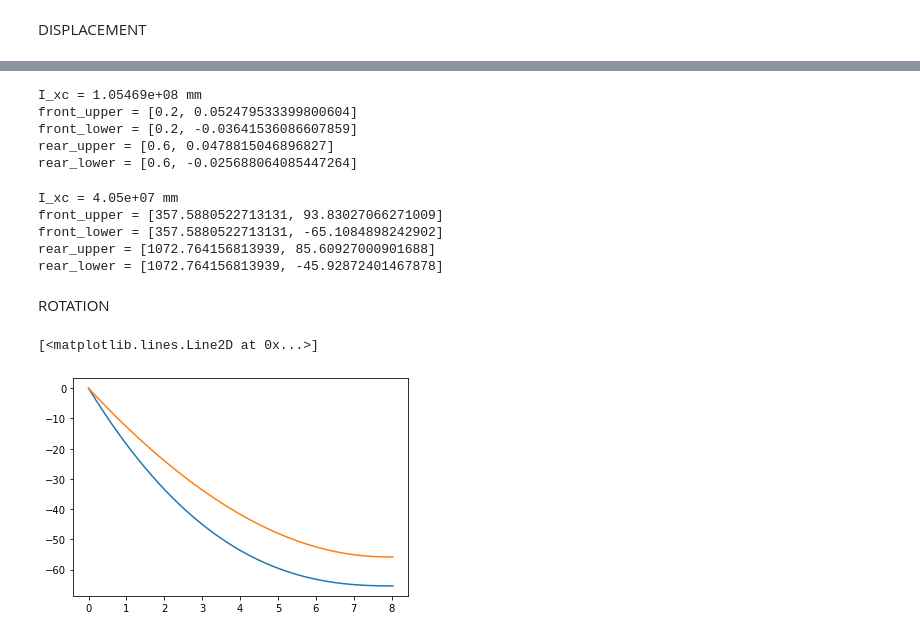
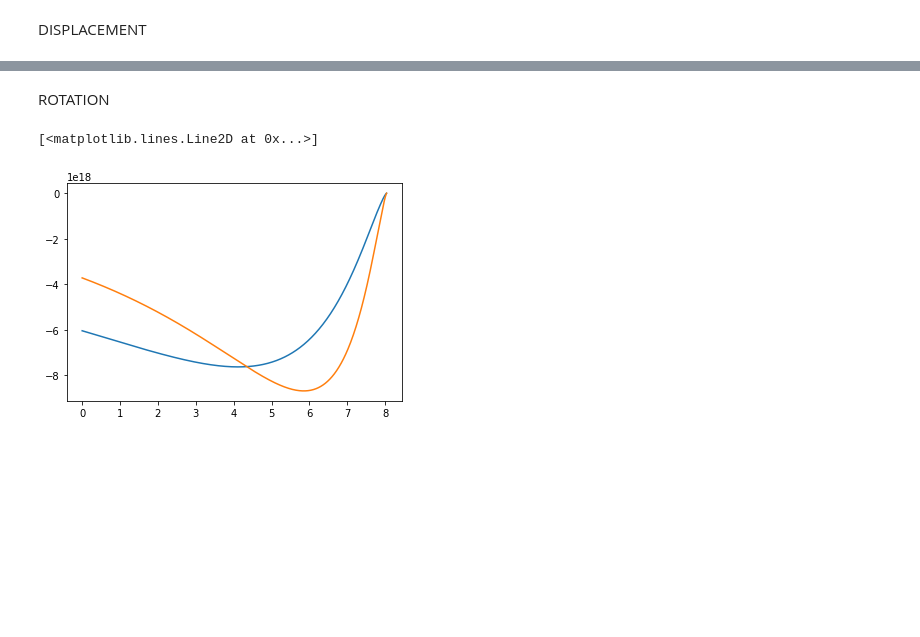
Before and after one commit to LucaDissel/Workpackage4-5, a Jupyter notebook: Main.ipynb, the cells around one changed output, grey strips where cells are left out. Saved outputs shown, nothing was run; the diff lists cells and outputs as text; code cells hidden in the pictures; blank space fills up the shorter version.

```diff
--- a/Main.ipynb
+++ b/Main.ipynb
@@ -163,12 +145,10 @@ class WingBox:
   def J(self, y):
     # Calculate area inside box
     x_distance = self.points["rear_upper"][0] - self.points["front_upper"][0]
-    A = x_distance/2*(self.panels["front_spar"].h + self.panels["front_spar"].h)
-
+    A = x_distance/2*(self.panels["front_spar"].h + self.panels["rear_spar"].h) * chord(y)**2
     integral = 0
     for panel in self.panels.values():
       integral += panel.h * chord(y)/panel.t(y)
-
     return 4 * A**2 / integral
 # %%
 def t(t_start, t_end):
@@ -187,8 +164,10 @@ stringer_u3 = Stringer(50, (0.5, 0.05), 4)
 stringer_l1 = Stringer(50, (0.4, -0.05), 4)
 stringers = [stringer_u1, stringer_u2, stringer_u3, stringer_l1]
 
-wingbox_iteration_1_stringer = WingBox(0.2, t_1, 0.6, t_1, t_1, t_1, stringers=[stringer_u1, stringer_u2, stringer_u3, stringer_l1])
+# wingbox_iteration_1_stringer = WingBox(0.2, t_1, 0.6, t_1, t_1, t_1, stringers=[stringer_u1, stringer_u2, stringer_u3, stringer_l1])
+t_5 = t(5, 5)
 t_3 = t(3, 3)
 t_2 = t(2, 2)
-wingbox_iteration_1 = WingBox(0.2, t_3, 0.6, t_3, t_2, t_2,)
-wingbox_iteration_2 = WingBox(0.2, t(5,1), 0.6, t(5,1), t(3,1), t(3,1))
+t_1 = t(1, 1)
+wingbox_iteration_1 = WingBox(0.2, t_2, 0.6, t_2, t_2, t_2)
+wingbox_iteration_2 = WingBox(0.2, t(2,1), 0.6, t(2,1), t(5,1), t(5,1))
@@ -209,4 +178,4 @@ wingbox_iteration_2.W()
 # %%
-V = V_distribution(CL@'crit', q_crit)
+V = V_distribution(CL_crit, q_crit)
 M = M_distribution(V)
-T = T_distribution(CL@'crit', q_crit)
+T = T_distribution(CL_crit, q_crit)
@@ -263,39 +224,18 @@ plt.gca().set_aspect('equal', adjustable='box')
-# %%
-print(f"I_xc = {wingbox_iteration_1.I_xc(0)*1e12:0.6} mm")
-for key, value in wingbox_iteration_1.points.items():
-    print(f"{key} = {(value).tolist()}")
-# %% [output]
-I_xc = 1.05469e+08 mm
-front_upper = [0.2, 0.052479533399800604]
-front_lower = [0.2, -0.03641536086607859]
-rear_upper = [0.6, 0.0478815046896827]
-rear_lower = [0.6, -0.025688064085447264]
-# %%
-print(f"I_xc = {wingbox_iteration_1.I_xc(4)*1e12:0.6} mm")
-for key, value in wingbox_iteration_1.points.items():
-    print(f"{key} = {(value * chord(4) * 1e3).tolist()}")
-# %% [output]
-I_xc = 4.05e+07 mm
-front_upper = [357.5880522713131, 93.83027066271009]
-front_lower = [357.5880522713131, -65.1084898242902]
-rear_upper = [1072.764156813939, 85.60927000901688]
-rear_lower = [1072.764156813939, -45.92872401467878]
 # %% [markdown]
 ROTATION
 # %%
 def dthetadx(y, wingbox: WingBox):
     """calculate first derivative of the rotation"""
-    return T(y)/G/wingbox.J(y)
+    return T(y)*G/wingbox.J(y)
 
 def theta(y, wingbox: WingBox):
     """calculate rotation through integration"""
-    return quad(dthetadx, 0, y, args=(wingbox))[0]
-
-thetadeg_1 = np.array([theta(i, wingbox_iteration_1) for i in y]) * 180 / np.pi
-thetadeg_2 = np.array([theta(i, wingbox_iteration_2) for i in y]) * 180 / np.pi
+    y_range = np.linspace(0, b2, 800)
+    func = interp1d(y_range, dthetadx(y, wingbox), kind='cubic', fill_value='extrapolate')
+    return [quad(func, 0, i)[0] * 180 / np.pi for i in y]
 # %%
-plt.plot(y,thetadeg_1)
-plt.plot(y,thetadeg_2)
+plt.plot(y,dthetadx(y, wingbox_iteration_1))
+plt.plot(y,dthetadx(y, wingbox_iteration_2))
 # %% [output]
 [<matplotlib.lines.Line2D at 0x...>]
-[figure, old version]
+[figure, new version]
```
Also changed, not shown: parts of 18 cells of this notebook, 1 other file.
